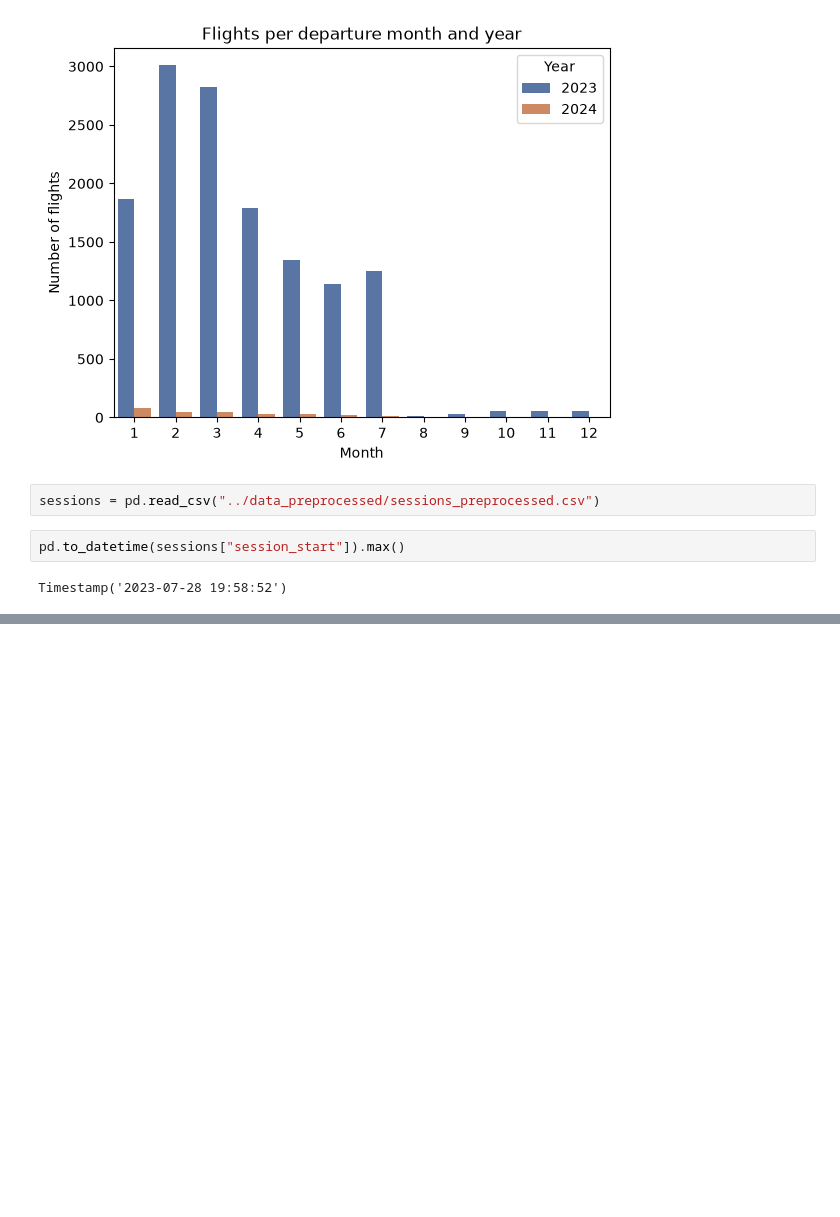
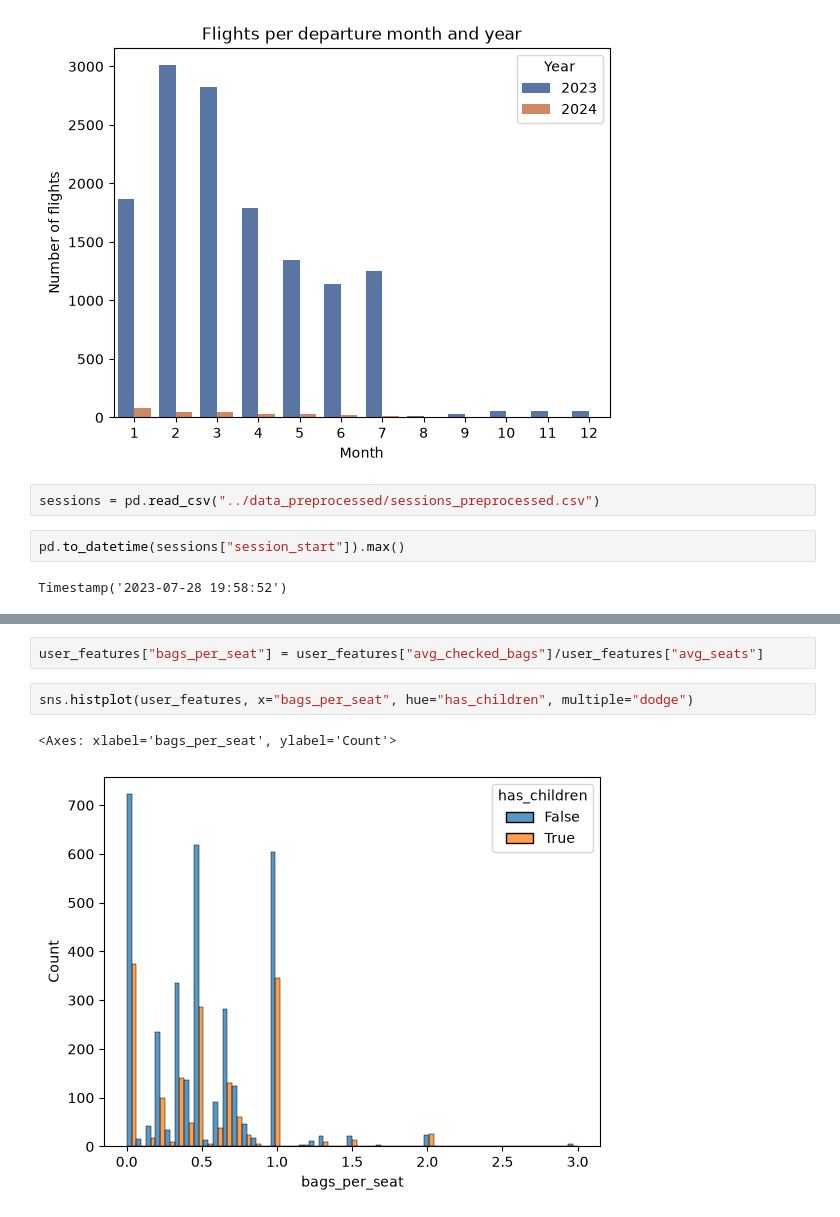
Before and after one commit to anuarsantoyo/TravelTideOct26, a Jupyter notebook: notebooks/user_features_EDA.ipynb, the cells around one changed output, grey strips where cells are left out. Cells and saved outputs as stored; diff of their text form; blank space fills up the shorter version.

```diff
--- a/notebooks/user_features_EDA.ipynb
+++ b/notebooks/user_features_EDA.ipynb
@@ -75,0 +202,7 @@ Timestamp('2023-07-28 19:58:52')
+# %%
+user_features["bags_per_seat"] = user_features["avg_checked_bags"]/user_features["avg_seats"]
+# %%
+sns.histplot(user_features, x="bags_per_seat", hue="has_children", multiple="dodge")
+# %% [output]
+<Axes: xlabel='bags_per_seat', ylabel='Count'>
+[figure, added]
```
Also changed, not shown: parts of 24 cells of this notebook.
